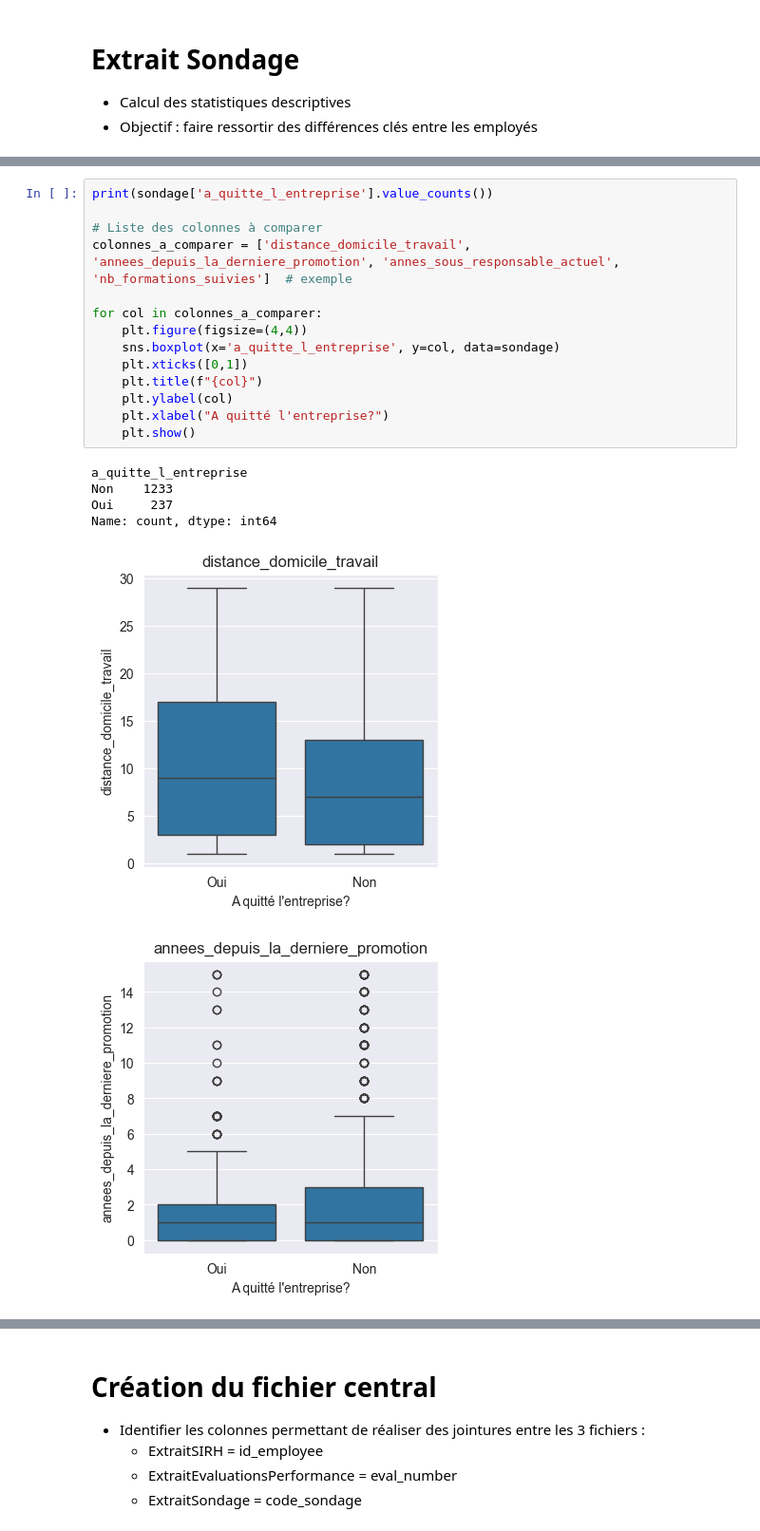
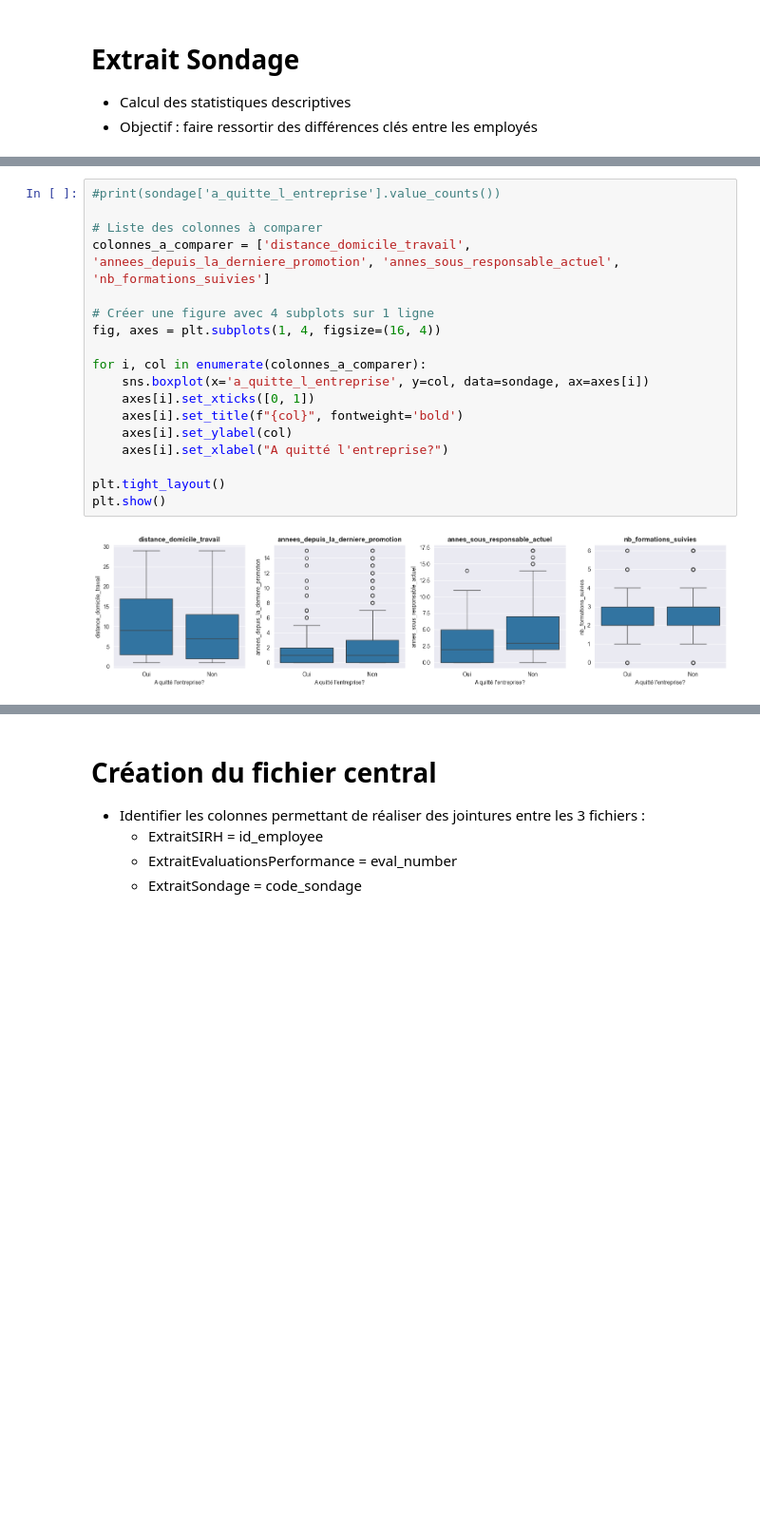
Before and after one commit to ticoraph/HRAnalytics, a Jupyter notebook: 1_Analyse_Exploratoire.ipynb, the cells around one changed output, grey strips where cells are left out. Shown at 95% size. Cells and saved outputs as stored; diff of their text form; blank space fills up the shorter version.

```diff
--- a/1_Analyse_Exploratoire.ipynb
+++ b/1_Analyse_Exploratoire.ipynb
@@ -420,21 +217,20 @@ sondage.head(5)
 # %%
-print(sondage['a_quitte_l_entreprise'].value_counts())
+#print(sondage['a_quitte_l_entreprise'].value_counts())
 
 # Liste des colonnes à comparer
-colonnes_a_comparer = ['distance_domicile_travail', 'annees_depuis_la_derniere_promotion', 'annes_sous_responsable_actuel', 'nb_formations_suivies']  # exemple
+colonnes_a_comparer = ['distance_domicile_travail', 'annees_depuis_la_derniere_promotion', 'annes_sous_responsable_actuel', 'nb_formations_suivies']
 
-for col in colonnes_a_comparer:
-    plt.figure(figsize=(4,4))
-    sns.boxplot(x='a_quitte_l_entreprise', y=col, data=sondage)
-    plt.xticks([0,1])
-    plt.title(f"{col}")
-    plt.ylabel(col)
-    plt.xlabel("A quitté l'entreprise?")
-    plt.show()
+# Créer une figure avec 4 subplots sur 1 ligne
+fig, axes = plt.subplots(1, 4, figsize=(16, 4))
+
+for i, col in enumerate(colonnes_a_comparer):
+    sns.boxplot(x='a_quitte_l_entreprise', y=col, data=sondage, ax=axes[i])
+    axes[i].set_xticks([0, 1])
+    axes[i].set_title(f"{col}", fontweight='bold')
+    axes[i].set_ylabel(col)
+    axes[i].set_xlabel("A quitté l'entreprise?")
+
+plt.tight_layout()
+plt.show()
 # %% [output]
-a_quitte_l_entreprise
-Non    1233
-Oui     237
-Name: count, dtype: int64
-[figure, old version]
+[figure, new version]
-[figure, removed]
```
Also changed, not shown: parts of 8 cells of this notebook, 25 other files.
